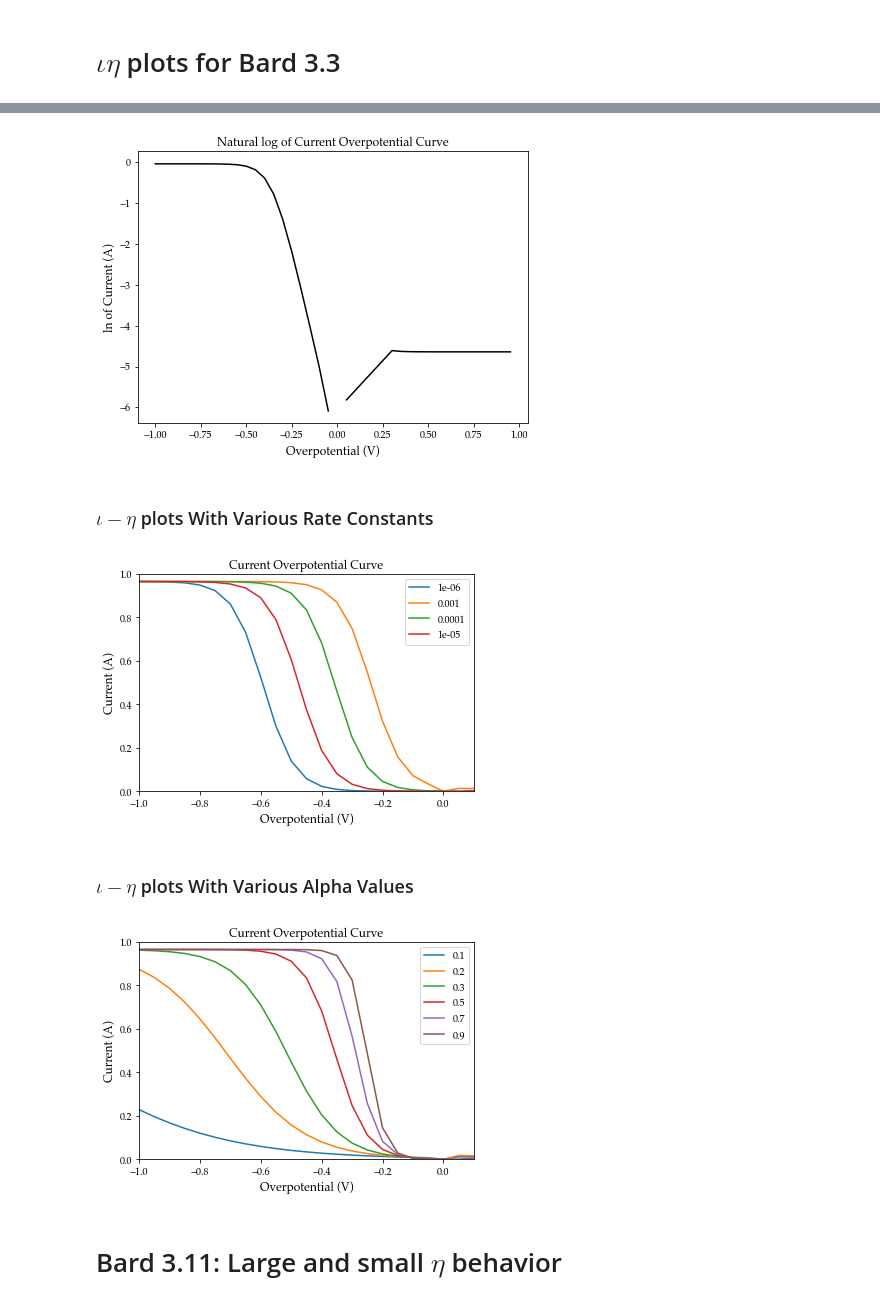
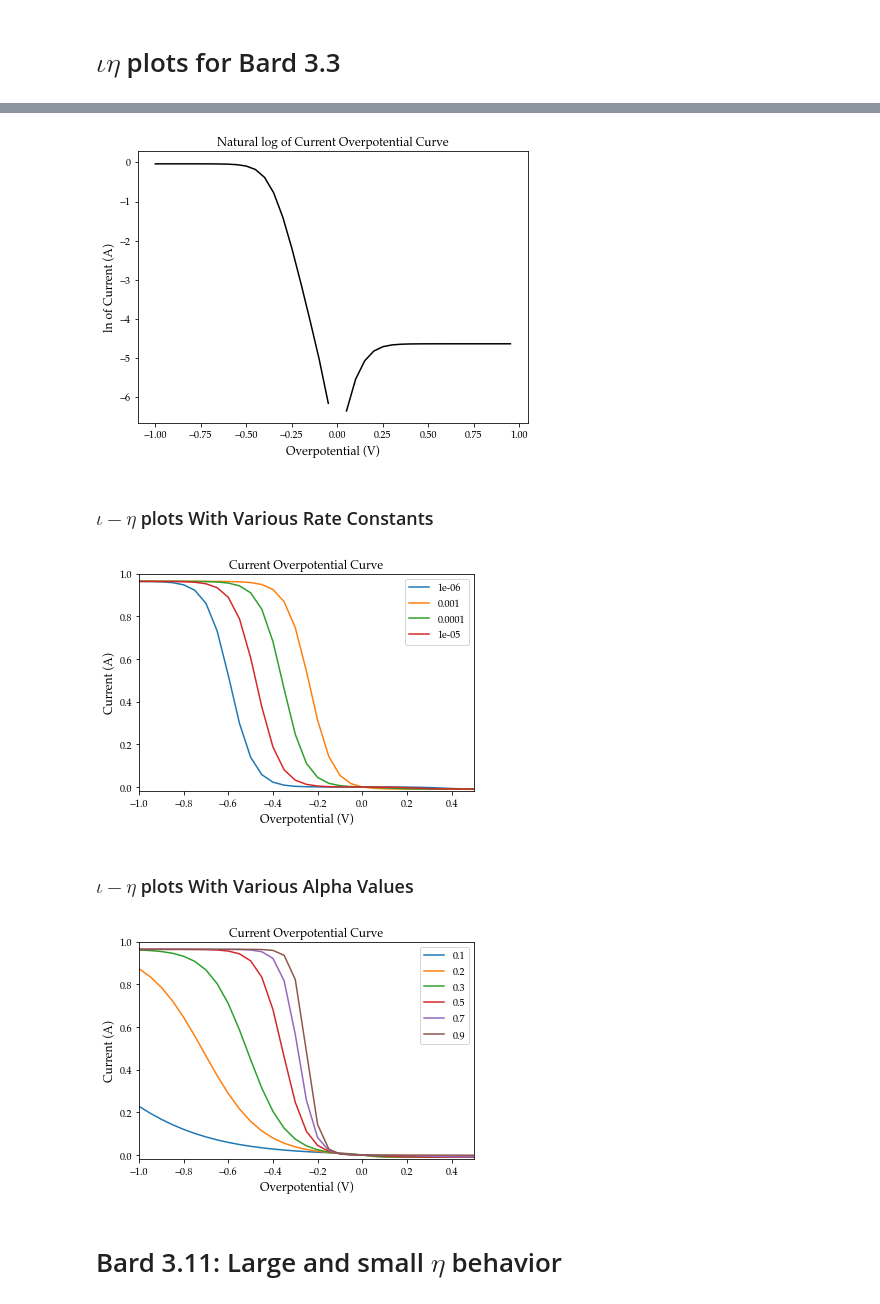
Before and after one commit to jmsieffer/ChemPhysicsMisc, a Jupyter notebook: ChemPhysicsMisc/MiscScienceScripts/ButlerVolmer.ipynb, the cells around one changed output, grey strips where cells are left out. Drawn from its saved outputs; the diff is of its cells as text; code cells hidden in the pictures.

```diff
--- a/ChemPhysicsMisc/MiscScienceScripts/ButlerVolmer.ipynb
+++ b/ChemPhysicsMisc/MiscScienceScripts/ButlerVolmer.ipynb
@@ -131,9 +134,9 @@ i0 = ExchangeCurrent(a, kTT, CO2, CR2)
 
 #Find ilc and ila
 def iancat(m, C):
-    return n * F * m * C
+    return n * F * m * C * A
 
-ila = iancat(mR,CR2)
+ila = -iancat(mR,CR2)
 ilc = iancat(mO,CO2)
 
 #Creating the DataFrame full of data
@@ -163,11 +166,11 @@ logCurrent = np.log(abs(df['Current']))
 df['lnCurrent'] = logCurrent
 
 df = df.round(5)
-df = df.drop([22,23,24,25])
+# df = df.drop([22,23,24,25])
 
-# window = 21
-# order = 2
-# y_sf = savgol_filter(df['Current'], window, order)
+# # window = 21
+# # order = 2
+# # y_sf = savgol_filter(df['Current'], window, order)
 dfn = df.drop(['exp1', 'exp2'], axis=1)
 dfn
 # %% [output]
@@ -230,7 +233,7 @@ plt.ylabel('ln of Current (A)', fontsize = '12')
 
 fig.savefig('lnCDI.png', format='png', dpi=1200)
 # %% [output]
-[figure, old version]
+[figure, new version]
 # %% [markdown]
 ### $\iota - \eta $ plots With Various Rate Constants
 # %%
@@ -243,8 +246,8 @@ ExchangeCurrentSet = ExchangeCurrent(a, kset, CO2, CR2)
 fig = plt.subplots()
 for i in range(len(ExchangeCurrentSet)):
 
-    plt.xlim(-1,.1)
-    plt.ylim(-0.0,1)
+    plt.xlim(-1,.5)
+    plt.ylim(-0.02,1)
 
     plt.plot(df.Overpotential,Current(df.Overpotential, ExchangeCurrentSet[i], ilc, ila, a), label = kpd[i])
 
@@ -261,38 +264,38 @@ for i in range(len(ExchangeCurrentSet)):
 
 plt.savefig('CDDifk.png', format='png', dpi=1200)
 # %% [output]
-[figure, old version]
+[figure, new version]
 # %% [markdown]
 ### $\iota - \eta $ plots With Various Alpha Values
 # %%
 #Generating different k valued exchange current values
 aset = np.array([.1,.2,.3, .5,.7,.9])
 apd = pd.Series(aset)
 
 
 ExchangeCurrentSet = ExchangeCurrent(aset, kTT, CO2, CR2)
 fig = plt.subplots()
 for i in range(len(ExchangeCurrentSet)):
 
-    plt.xlim(-1,.1)
-    plt.ylim(-0.0,1)
+    plt.xlim(-1,.5)
+    plt.ylim(-0.02,1)
 
     plt.plot(df.Overpotential,Current(df.Overpotential, ExchangeCurrentSet[i], ilc, ila, aset[i]), label = apd[i])
 
     #Font selection
     matplotlib.rcParams['font.serif'] = "Palatino"
     matplotlib.rcParams['font.family'] = "serif"
 
     #Plot Labeling
     plt.title('Current Overpotential Curve')
     plt.xlabel('Overpotential (V)', fontsize = '12')
     plt.ylabel('Current (A)', fontsize = '12')
 
     plt.legend(loc="upper right")
 
 plt.savefig('CDDifa.png', format='png', dpi=1200)
 # %% [output]
-[figure, old version]
+[figure, new version]
 # %% [markdown]
 # Bard 3.11: Large and small $\eta$ behavior
 # %%
```
Also changed, not shown: parts of 4 cells of this notebook, 4 other files.
